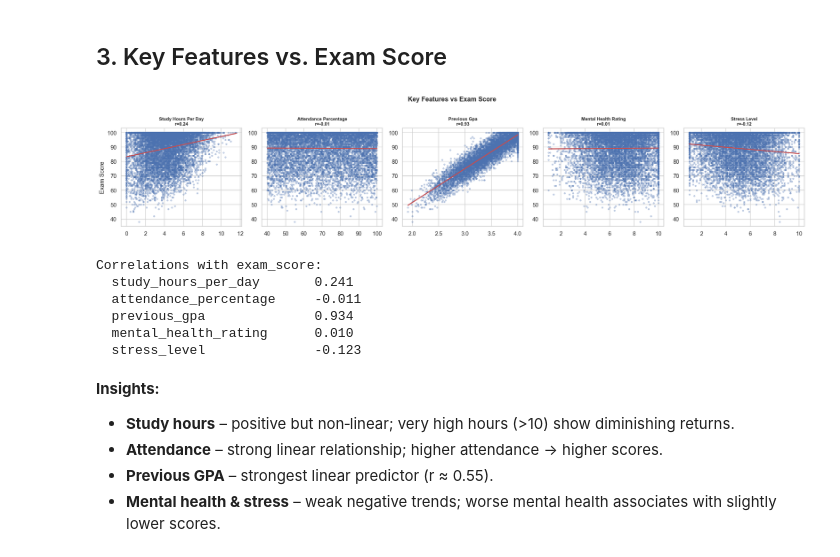
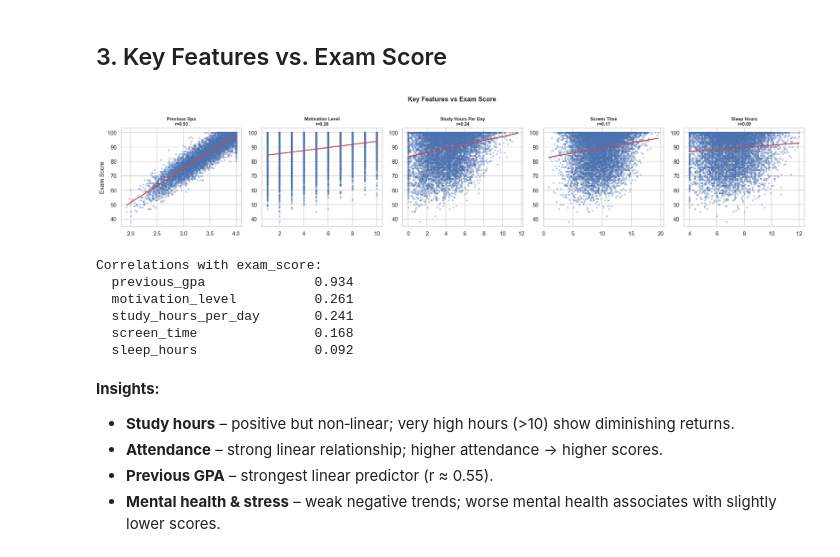
Before and after one commit to Wira42069/Machine-learning-project, a Jupyter notebook: notebooks/EDA.ipynb, the cells around one changed output. Saved outputs shown, nothing was run; the diff lists cells and outputs as text; code cells hidden in the pictures.

```diff
--- a/notebooks/EDA.ipynb
+++ b/notebooks/EDA.ipynb
@@ -134,40 +134,39 @@ Number of annotations: 171
 # %% [markdown]
 ## 3. Key Features vs. Exam Score
 # %%
-key_features = ["study_hours_per_day", "attendance_percentage",
-                "previous_gpa", "mental_health_rating", "stress_level"]
+key_features = ["previous_gpa", "motivation_level", "study_hours_per_day", "screen_time", "sleep_hours"]
 
 fig, axes = plt.subplots(1, 5, figsize=(20, 4))
 
 for ax, feat in zip(axes, key_features):
     ax.scatter(df[feat], df["exam_score"], alpha=0.3, s=8, color=PALETTE[0])
     # Add trend line
     z = np.polyfit(df[feat].dropna(), df["exam_score"][df[feat].notna()], 1)
     p = np.poly1d(z)
     xs = np.linspace(df[feat].min(), df[feat].max(), 200)
     ax.plot(xs, p(xs), color=PALETTE[3], linewidth=2)
     corr_val = df[feat].corr(df["exam_score"])
     ax.set_title(f"{feat.replace('_',' ').title()}\nr={corr_val:.2f}",
                  fontsize=9, fontweight="bold")
     ax.set_xlabel("")
     ax.set_ylabel("Exam Score" if feat == key_features[0] else "")
 
 plt.suptitle("Key Features vs Exam Score", fontsize=13, fontweight="bold", y=1.02)
 plt.tight_layout()
 plt.show()
 
 # Print numeric correlations
 print("\nCorrelations with exam_score:")
 for feat in key_features:
     print(f"  {feat:25s} {df[feat].corr(df['exam_score']):.3f}")
 # %% [output]
-[figure, old version]
+[figure, new version]
 Correlations with exam_score:
+  previous_gpa              0.934
+  motivation_level          0.261
   study_hours_per_day       0.241
-  attendance_percentage     -0.011
-  previous_gpa              0.934
-  mental_health_rating      0.010
-  stress_level              -0.123
+  screen_time               0.168
+  sleep_hours               0.092
 # %% [markdown]
 **Insights:**
 - **Study hours** – positive but non‑linear; very high hours (>10) show diminishing returns.
```
Also changed, not shown: 1 other file.
